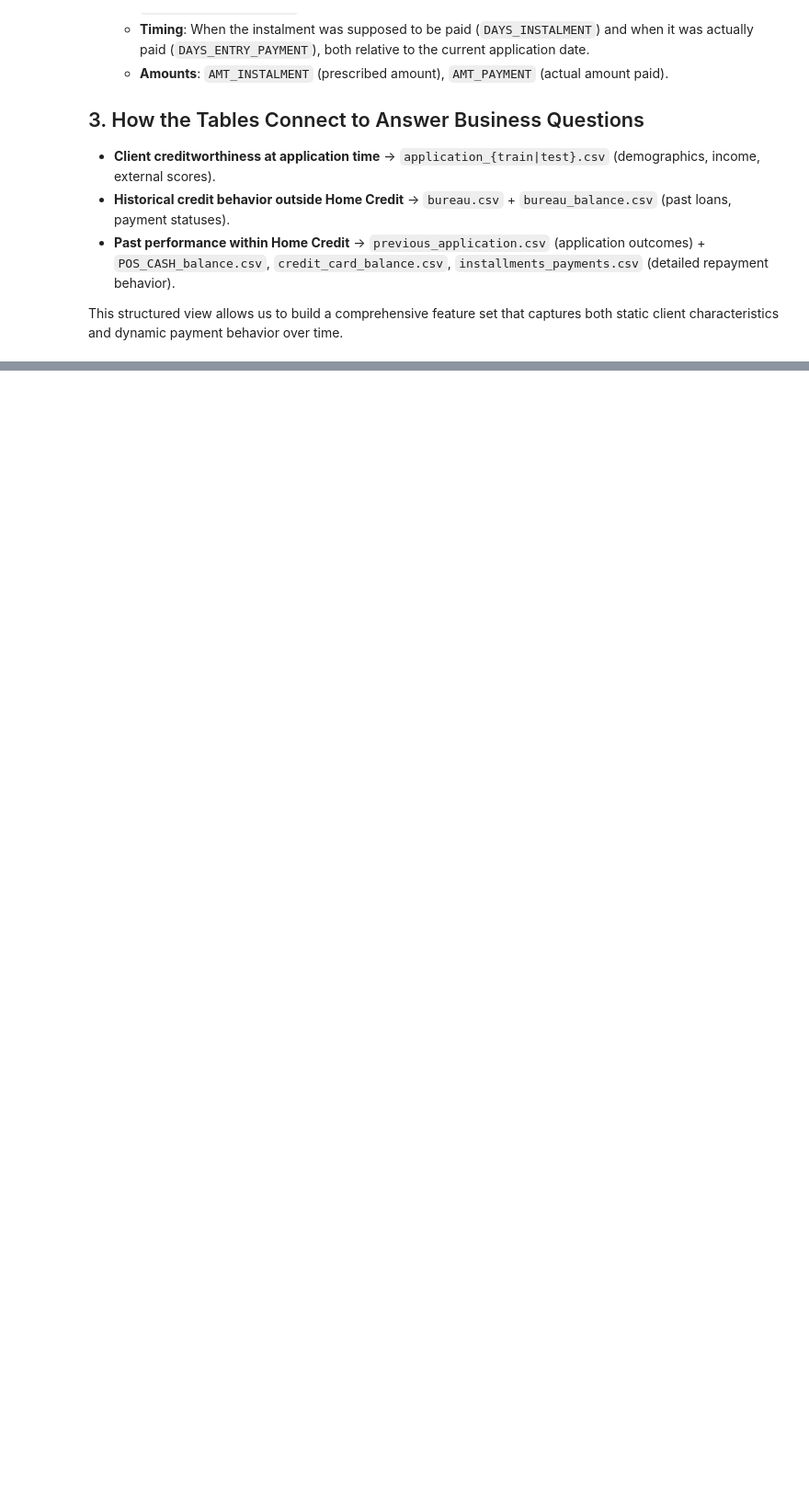
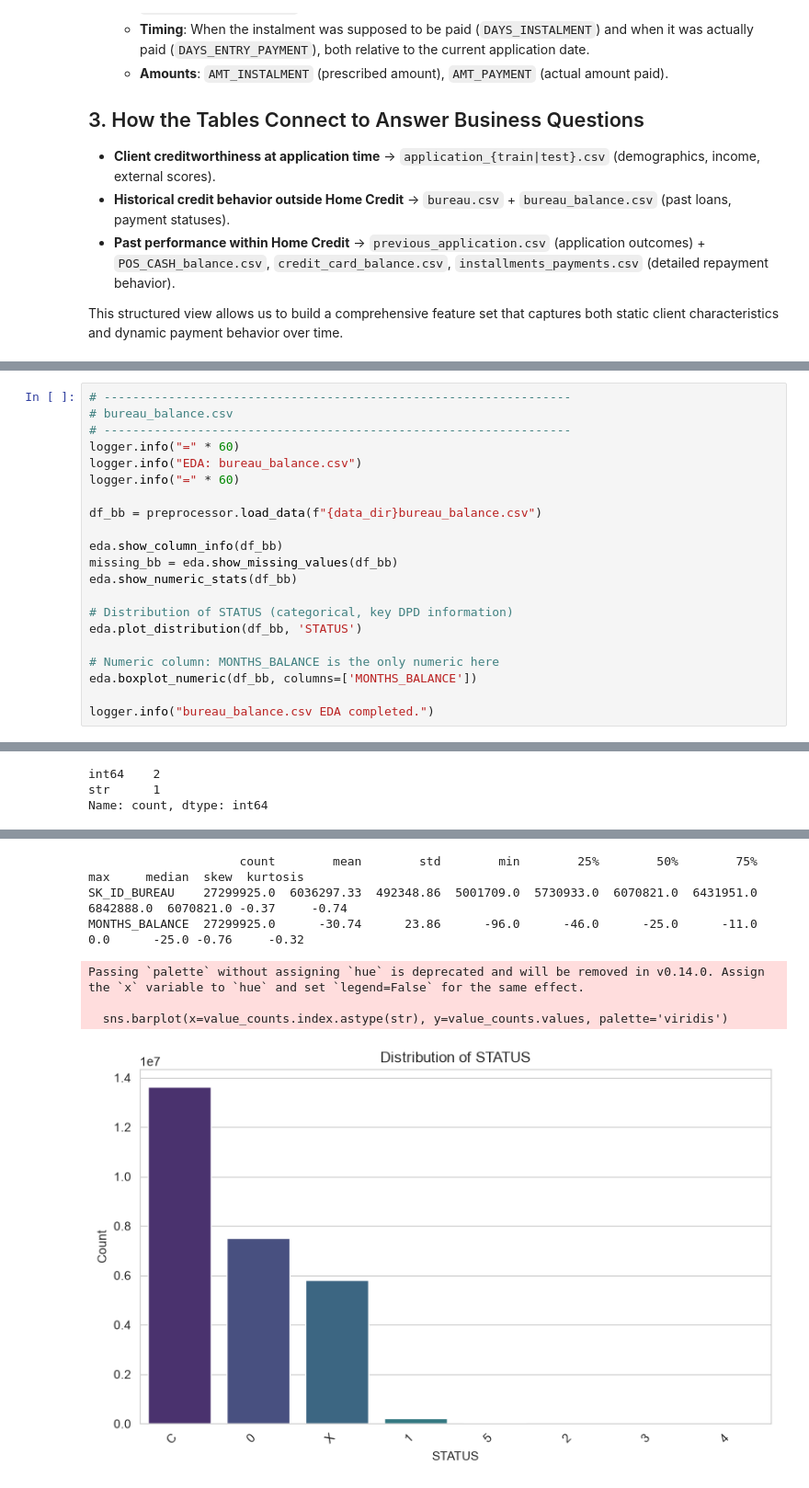
Before and after one commit to mahdikheirkhah/credit-scoring, a Jupyter notebook: results/feature_engineering/EDA.ipynb, the cells around one changed output, grey strips where cells are left out. Shown at 92% size. Cells and saved outputs as stored; diff of their text form; blank space fills up the shorter version.

```diff
--- a/results/feature_engineering/EDA.ipynb
+++ b/results/feature_engineering/EDA.ipynb
@@ -188,0 +459,22 @@ Passing `palette` without assigning `hue` is deprecated and will be removed in v
+# %%
+# -----------------------------------------------------------------
+# bureau_balance.csv
+# -----------------------------------------------------------------
+logger.info("=" * 60)
+logger.info("EDA: bureau_balance.csv")
+logger.info("=" * 60)
+
+df_bb = preprocessor.load_data(f"{data_dir}bureau_balance.csv")
+
+eda.show_column_info(df_bb)
+missing_bb = eda.show_missing_values(df_bb)
+eda.show_numeric_stats(df_bb)
+
+# Distribution of STATUS (categorical, key DPD information)
+eda.plot_distribution(df_bb, 'STATUS')
+
+# Numeric column: MONTHS_BALANCE is the only numeric here
+eda.boxplot_numeric(df_bb, columns=['MONTHS_BALANCE'])
+
+logger.info("bureau_balance.csv EDA completed.")
+# %% [output]
@@ -188,0 +492,3 @@ Passing `palette` without assigning `hue` is deprecated and will be removed in v
+int64    2
+str      1
+Name: count, dtype: int64
@@ -188,0 +497,7 @@ Passing `palette` without assigning `hue` is deprecated and will be removed in v
+                     count        mean        std        min        25%        50%        75%        max     median  skew  kurtosis
+SK_ID_BUREAU    27299925.0  6036297.33  492348.86  5001709.0  5730933.0  6070821.0  6431951.0  6842888.0  6070821.0 -0.37     -0.74
+MONTHS_BALANCE  27299925.0      -30.74      23.86      -96.0      -46.0      -25.0      -11.0        0.0      -25.0 -0.76     -0.32
+Passing `palette` without assigning `hue` is deprecated and will be removed in v0.14.0. Assign the `x` variable to `hue` and set `legend=False` for the same effect.
+
+  sns.barplot(x=value_counts.index.astype(str), y=value_counts.values, palette='viridis')
+[figure, added]
```
Also changed, not shown: parts of 12 cells of this notebook, 5 other files.
